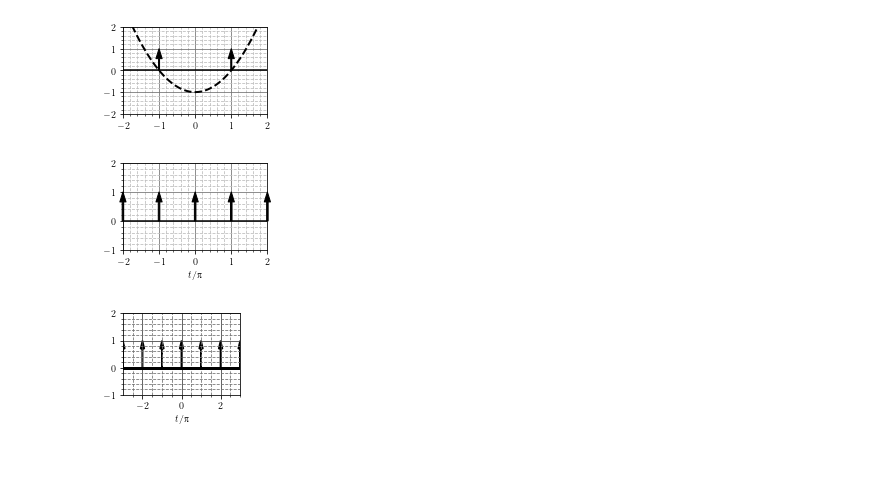
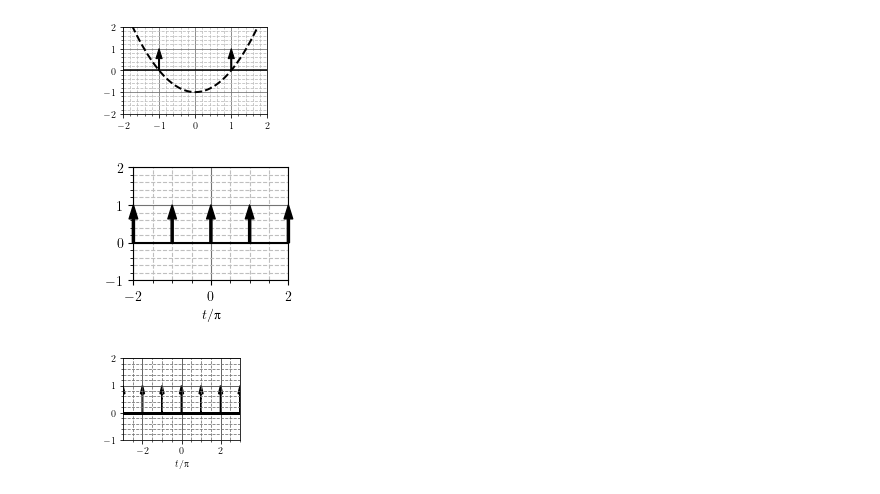
Before and after one commit to djokicd/zbirka-sis, a Jupyter notebook: 1_uvod/1_osnovne_osobine_signala/fig/uvod_plotovi.ipynb, the cells around one changed output. Saved outputs shown, nothing was run; the diff lists cells and outputs as text; code cells hidden in the pictures; blank space fills up the shorter version.

```diff
--- a/1_uvod/1_osnovne_osobine_signala/fig/uvod_plotovi.ipynb
+++ b/1_uvod/1_osnovne_osobine_signala/fig/uvod_plotovi.ipynb
@@ -28,7 +28,7 @@ grid(b=True, which='minor', color='0.45', linestyle='--')
 [figure]
 # %%
 def generate_canvas(w = 1.6, a = 1.618):
-    figure (figsize = (a*w, w))
+    figure (figsize = (a*w, w), dpi = 100)
     xlim([-2,2])
     ylim([-2,2])
     minorticks_on()
@@ -57,21 +57,21 @@ savefig("dirac_pm1.pdf", bbox_inches="tight", pad_inches=0)
 # %% [output]
 [figure]
 # %%
-generate_canvas()
+generate_canvas(  1.5*1, 4/3 )
 ylim([-1, 2])
 x = linspace(-10, 10, 1000)
 
 y = [ 0  for t in x]
 plot(x, y, 'k', linewidth=1.5)
 for x in range(-5, 5):
     plot_dirac(x, 1)
 
 xlabel(r"$t/\uppi$")
 
 
 savefig("delta_povorka_pi.pdf", bbox_inches="tight", pad_inches=0)
 # %% [output]
-[figure, old version]
+[figure, new version]
 # %%
 figure( figsize=(1.5*1.4, 1.5*1) )
 #figure()
```
Also changed, not shown: 6 other files.
